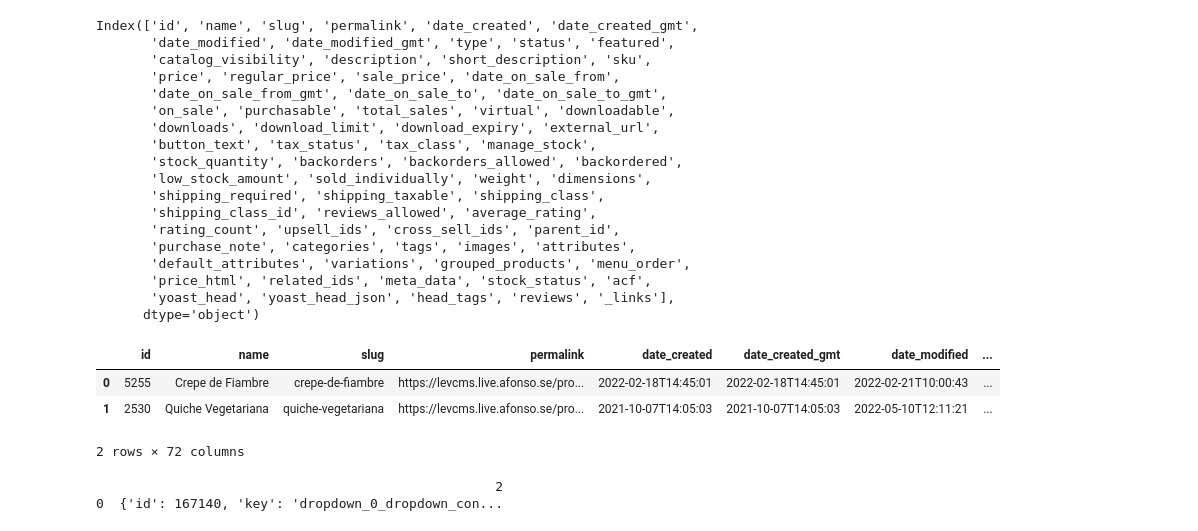
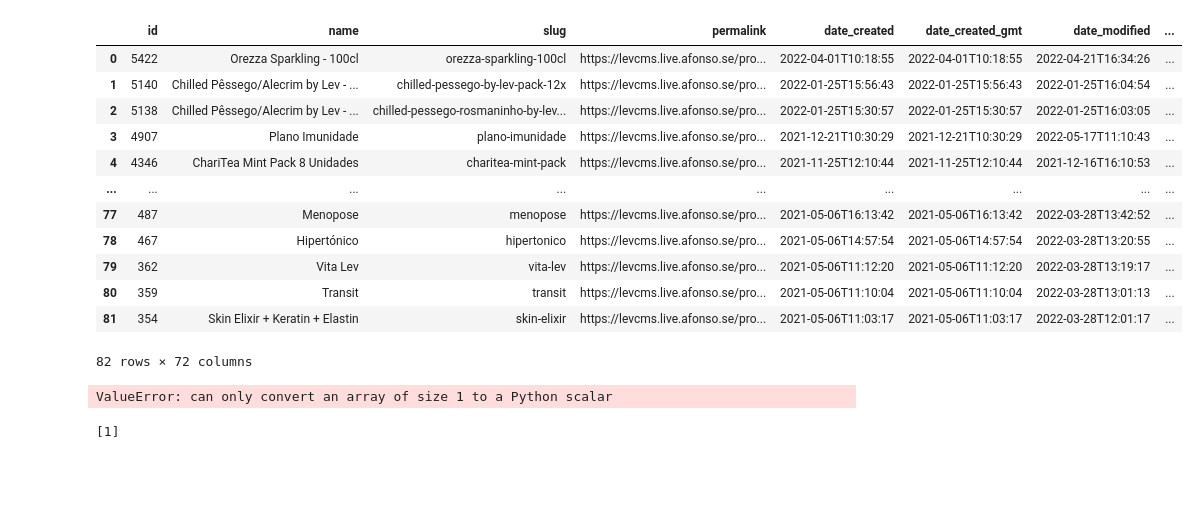
Before and after one commit to goncalovideira/diet-portfolios, a Jupyter notebook: lev/lev_tests.ipynb, the cells around one changed output. Drawn from its saved outputs; the diff is of its cells as text; code cells hidden in the pictures; blank space fills up the shorter version.

```diff
--- a/lev/lev_tests.ipynb
+++ b/lev/lev_tests.ipynb
@@ -4,36 +5,34 @@ import numpy as np
 # %%
 # create Dataframe
-df = pd.read_json("tempData.json")
+df0 = pd.read_json("tempData.json")
-# %%
-df.columns
-# %% [output]
-Index(['id', 'name', 'slug', 'permalink', 'date_created', 'date_created_gmt',
-       'date_modified', 'date_modified_gmt', 'type', 'status', 'featured',
-       'catalog_visibility', 'description', 'short_description', 'sku',
-       'price', 'regular_price', 'sale_price', 'date_on_sale_from',
-       'date_on_sale_from_gmt', 'date_on_sale_to', 'date_on_sale_to_gmt',
-       'on_sale', 'purchasable', 'total_sales', 'virtual', 'downloadable',
-       'downloads', 'download_limit', 'download_expiry', 'external_url',
-       'button_text', 'tax_status', 'tax_class', 'manage_stock',
-       'stock_quantity', 'backorders', 'backorders_allowed', 'backordered',
-       'low_stock_amount', 'sold_individually', 'weight', 'dimensions',
-       'shipping_required', 'shipping_taxable', 'shipping_class',
-       'shipping_class_id', 'reviews_allowed', 'average_rating',
-       'rating_count', 'upsell_ids', 'cross_sell_ids', 'parent_id',
-       'purchase_note', 'categories', 'tags', 'images', 'attributes',
-       'default_attributes', 'variations', 'grouped_products', 'menu_order',
-       'price_html', 'related_ids', 'meta_data', 'stock_status', 'acf',
-       'yoast_head', 'yoast_head_json', 'head_tags', 'reviews', '_links'],
-      dtype='object')
-# %%
-df
-# %% [output]
-|  | id | name | slug | permalink | date_created | date_created_gmt | date_modified | ... |
-| 0 | 5255 | Crepe de Fiambre | crepe-de-fiambre | https://levcms.live.afonso.se/pro... | 2022-02-18T14:45:01 | 2022-02-18T14:45:01 | 2022-02-21T10:00:43 | ... |
-| 1 | 2530 | Quiche Vegetariana | quiche-vegetariana | https://levcms.live.afonso.se/pro... | 2021-10-07T14:05:03 | 2021-10-07T14:05:03 | 2022-05-10T12:11:21 | ... |
-2 rows × 72 columns
-# %%
-pd.json_normalize(df.meta_data, meta=['key', 'value'])
-# %% [output]
-                                                   2
-0  {'id': 167140, 'key': 'dropdown_0_dropdown_con...
+# %%
+df0
+# %% [output]
+|  | id | name | slug | permalink | date_created | date_created_gmt | date_modified | ... |
+| 0 | 5422 | Orezza Sparkling - 100cl | orezza-sparkling-100cl | https://levcms.live.afonso.se/pro... | 2022-04-01T10:18:55 | 2022-04-01T10:18:55 | 2022-04-21T16:34:26 | ... |
+| 1 | 5140 | Chilled Pêssego/Alecrim by Lev - ... | chilled-pessego-by-lev-pack-12x | https://levcms.live.afonso.se/pro... | 2022-01-25T15:56:43 | 2022-01-25T15:56:43 | 2022-01-25T16:04:54 | ... |
+| 2 | 5138 | Chilled Pêssego/Alecrim by Lev - ... | chilled-pessego-rosmaninho-by-lev... | https://levcms.live.afonso.se/pro... | 2022-01-25T15:30:57 | 2022-01-25T15:30:57 | 2022-01-25T16:03:05 | ... |
+| 3 | 4907 | Plano Imunidade | plano-imunidade | https://levcms.live.afonso.se/pro... | 2021-12-21T10:30:29 | 2021-12-21T10:30:29 | 2022-05-17T11:10:43 | ... |
+| 4 | 4346 | ChariTea Mint Pack 8 Unidades | charitea-mint-pack | https://levcms.live.afonso.se/pro... | 2021-11-25T12:10:44 | 2021-11-25T12:10:44 | 2021-12-16T16:10:53 | ... |
+| ... | ... | ... | ... | ... | ... | ... | ... | ... |
+| 77 | 487 | Menopose | menopose | https://levcms.live.afonso.se/pro... | 2021-05-06T16:13:42 | 2021-05-06T16:13:42 | 2022-03-28T13:42:52 | ... |
+| 78 | 467 | Hipertónico | hipertonico | https://levcms.live.afonso.se/pro... | 2021-05-06T14:57:54 | 2021-05-06T14:57:54 | 2022-03-28T13:20:55 | ... |
+| 79 | 362 | Vita Lev | vita-lev | https://levcms.live.afonso.se/pro... | 2021-05-06T11:12:20 | 2021-05-06T11:12:20 | 2022-03-28T13:19:17 | ... |
+| 80 | 359 | Transit | transit | https://levcms.live.afonso.se/pro... | 2021-05-06T11:10:04 | 2021-05-06T11:10:04 | 2022-03-28T13:01:13 | ... |
+| 81 | 354 | Skin Elixir + Keratin + Elastin | skin-elixir | https://levcms.live.afonso.se/pro... | 2021-05-06T11:03:17 | 2021-05-06T11:03:17 | 2022-03-28T12:01:17 | ... |
+82 rows × 72 columns
+# %%
+meta = pd.json_normalize(df0.meta_data[0])
+raw_values = meta[meta['key'] == 'dropdown_3_dropdown_content']['value'].item()
+print(raw_values)
+print(re.findall(r'\d+', raw_values))
+print(re.findall(r'\d+', "olá "))
+# %% [output]
+ValueError: can only convert an array of size 1 to a Python scalar
+# %%
+if re.findall(r'\d+', " olá") == []:
+    print([1])
+else:
+    print("nothing")
+# %% [output]
+[1]
```
Also changed, not shown: parts of 7 cells of this notebook, 3 other files.
